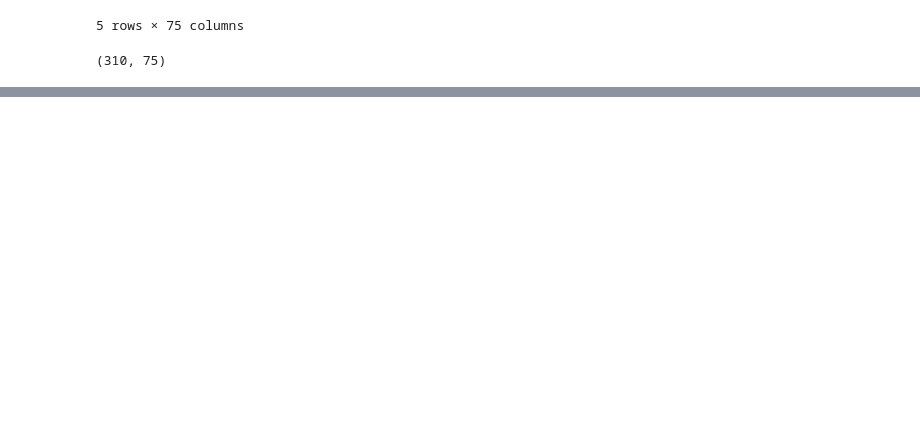
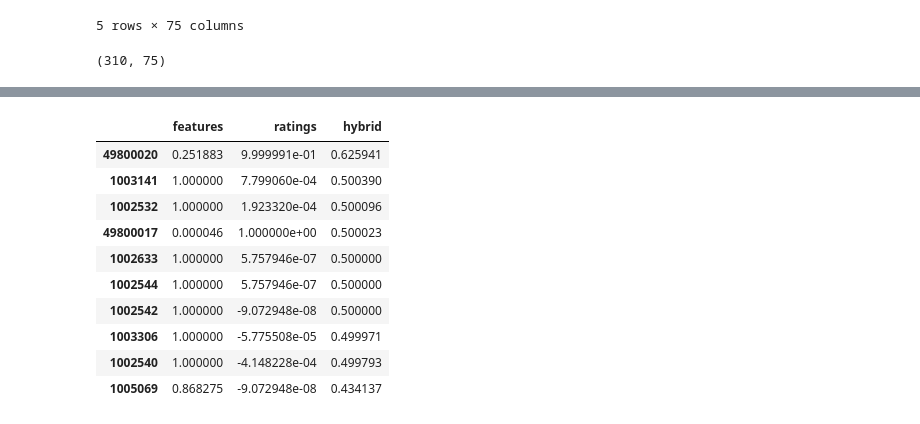
Before and after one commit to sailormoonvicky/eCommerce, a Jupyter notebook: Similar product recommender.ipynb, the cells around one changed output, grey strips where cells are left out. Cells and saved outputs as stored; diff of their text form; code cells hidden in the pictures; blank space fills up the shorter version.

```diff
--- a/Similar product recommender.ipynb
+++ b/Similar product recommender.ipynb
@@ -257,0 +306,15 @@ latent_df_2.shape
+# %%
+recommendation_df.sort_values('hybrid', ascending=False, inplace=True)
+recommendation_df.head(10)
+# %% [output]
+|  | features | ratings | hybrid |
+| 49800020 | 0.251883 | 9.999991e-01 | 0.625941 |
+| 1003141 | 1.000000 | 7.799060e-04 | 0.500390 |
+| 1002532 | 1.000000 | 1.923320e-04 | 0.500096 |
+| 49800017 | 0.000046 | 1.000000e+00 | 0.500023 |
+| 1002633 | 1.000000 | 5.757946e-07 | 0.500000 |
+| 1002544 | 1.000000 | 5.757946e-07 | 0.500000 |
+| 1002542 | 1.000000 | -9.072948e-08 | 0.500000 |
+| 1003306 | 1.000000 | -5.775508e-05 | 0.499971 |
+| 1002540 | 1.000000 | -4.148228e-04 | 0.499793 |
+| 1005069 | 0.868275 | -9.072948e-08 | 0.434137 |
```
Also changed, not shown: parts of 9 cells of this notebook.
